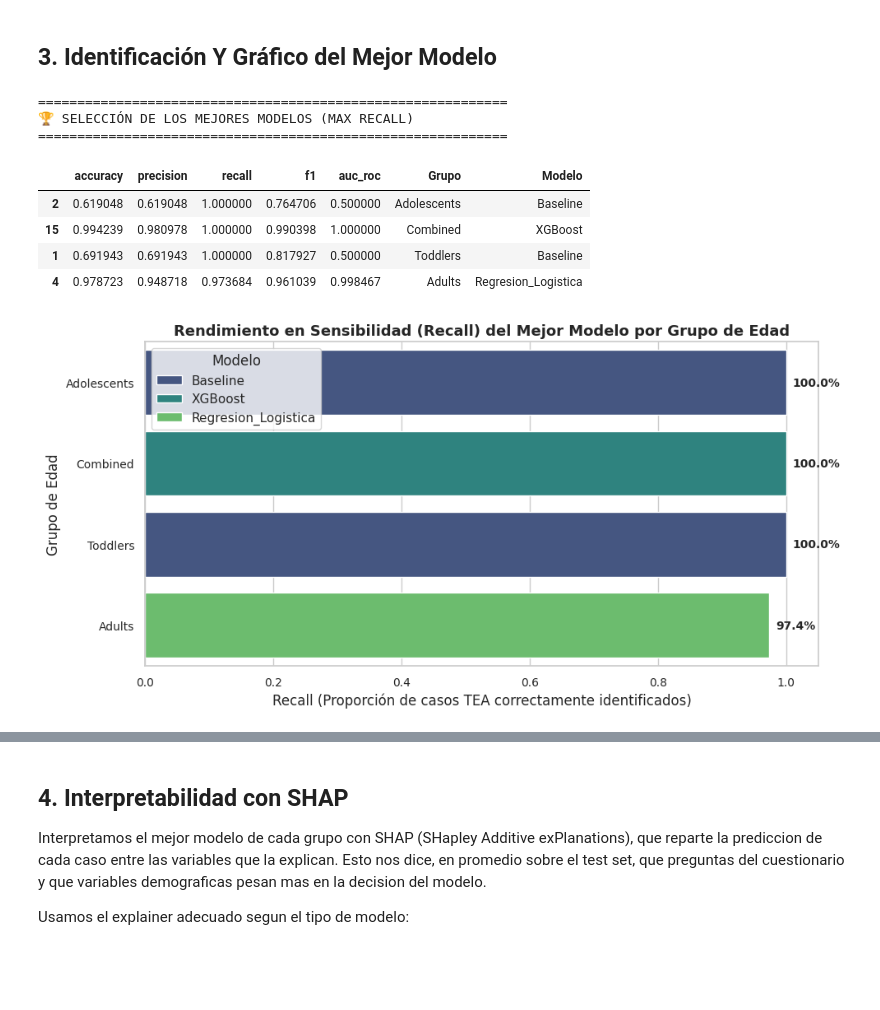
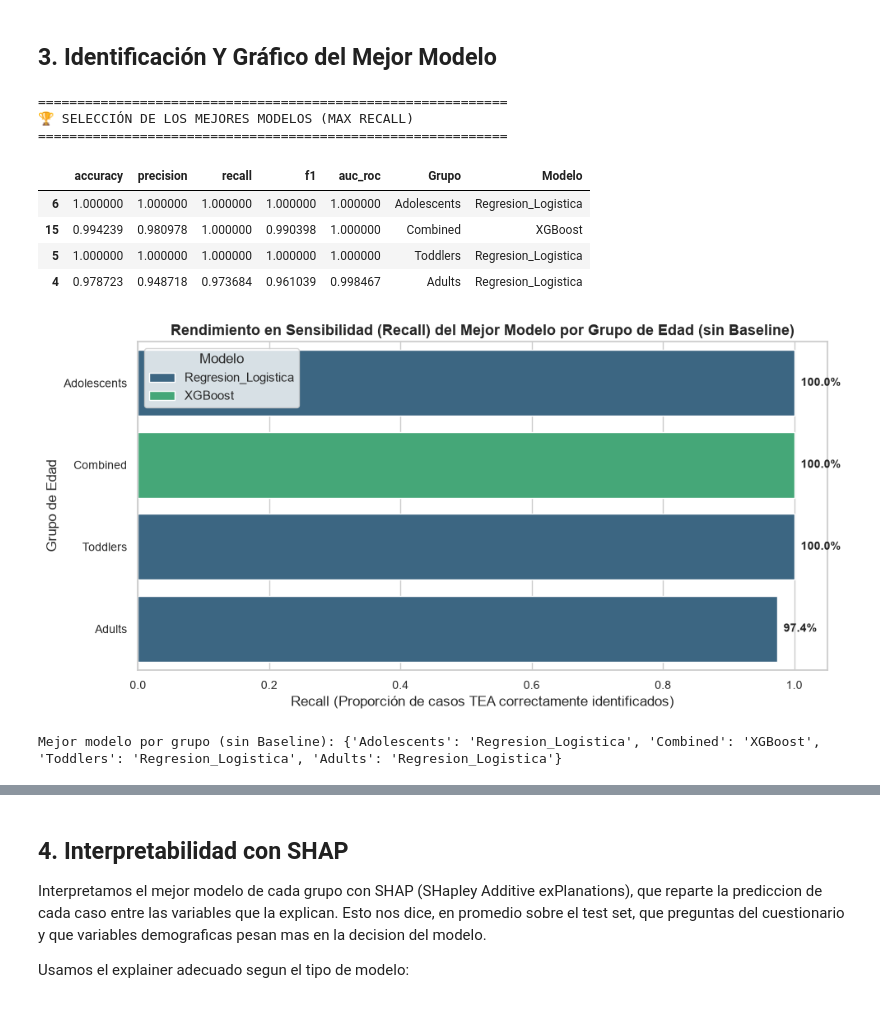
Before and after one commit to adrianaarang/tesTEA, a Jupyter notebook: notebooks/04_evaluacion_analisis.ipynb, the cells around one changed output, grey strips where cells are left out. Drawn from its saved outputs; the diff is of its cells as text; code cells hidden in the pictures; blank space fills up the shorter version.

```diff
--- a/notebooks/04_evaluacion_analisis.ipynb
+++ b/notebooks/04_evaluacion_analisis.ipynb
@@ -99,7 +113,7 @@ for algoritmo in algoritmos:
         X_test = df_test.drop(columns=["target"])
         y_test = df_test["target"].astype(int)
 
-        archivo_modelo = MODELS_DIR / f"{grupo.lower()}_{algoritmo}.pkl"
+        archivo_modelo = MODELS_DIR / f"{grupo.lower()}_{algoritmo.replace('_', ' ')}.pkl"  # CAMBIO: los archivos reales usan espacio, no guion bajo
         ax = axes[i]
 
         if not archivo_modelo.exists():
@@ -188,38 +202,67 @@ RESUMEN COMPARATIVO DE RENDIMIENTO
 ## **3. Identificación Y Gráfico del Mejor Modelo**
 # %%
 print(f"\n{'='*60}\n🏆 SELECCIÓN DE LOS MEJORES MODELOS (MAX RECALL)\n{'='*60}")
+
+# CAMBIO: se excluye el Baseline ANTES de buscar el maximo recall. El
+# Baseline es solo la referencia minima (predice siempre la clase
+# mayoritaria); en Adolescents y Toddlers puede alcanzar recall=1.0 sin
+# haber aprendido nada, y no debe poder "ganar" la comparativa.
 mejores_modelos = []
 
 if resultados_globales:
     df_res_flat = pd.DataFrame(resultados_globales)
-    # Obtener el índice del máximo recall para cada grupo de edad
-    idx_mejores = df_res_flat.groupby("Grupo")["recall"].idxmax()
-    df_mejores = df_res_flat.loc[idx_mejores].sort_values(by="recall", ascending=False)
+    df_res_sin_baseline = df_res_flat[df_res_flat["Modelo"] != "Baseline"]
+
+    # Recall como criterio principal, f1 como desempate en caso de empate
+    df_mejores = (
+        df_res_sin_baseline
+        .sort_values(["Grupo", "recall", "f1"], ascending=[True, False, False])
+        .groupby("Grupo")
+        .head(1)
+        .sort_values(by="recall", ascending=False)
+    )
     display(df_mejores)
 
     # Gráfico de barras comparativo
     plt.figure(figsize=(10, 5))
     ax = sns.barplot(x="recall", y="Grupo", hue="Modelo", data=df_mejores, palette="viridis")
-    plt.title("Rendimiento en Sensibilidad (Recall) del Mejor Modelo por Grupo de Edad", weight='bold')
+    plt.title("Rendimiento en Sensibilidad (Recall) del Mejor Modelo por Grupo de Edad (sin Baseline)", weight='bold')
     plt.xlabel("Recall (Proporción de casos TEA correctamente identificados)")
     plt.ylabel("Grupo de Edad")
     plt.xlim(0, 1.05)
 
     # Añadir etiquetas de porcentaje en las barras
     for p in ax.patches:
         width = p.get_width()
         if width > 0:
             ax.text(width + 0.01, p.get_y() + p.get_height()/2, f'{width:.1%}',
                     ha="left", va="center", fontsize=10, weight='bold')
     plt.tight_layout()
     plt.show()
+
+# CAMBIO: estas tres variables (GROUPS, GROUP_LABELS, best_model_name) las
+# usan las celdas de SHAP, ROC y falsos negativos mas adelante, pero no
+# estaban definidas en ningun sitio de este notebook -solo funcionaban si
+# el kernel ya las tenia en memoria de una sesion anterior-. Se definen
+# aqui de forma explicita, calculando best_model_name a partir de
+# df_mejores (ya sin Baseline).
+GROUPS = grupos  # ["Adults", "Toddlers", "Adolescents", "Combined"], definido en la celda anterior
+GROUP_LABELS = {
+    "Adults": "Adultos",
+    "Toddlers": "Toddlers",
+    "Adolescents": "Adolescentes",
+    "Combined": "Combinado"
+}
+best_model_name = dict(zip(df_mejores["Grupo"], df_mejores["Modelo"]))
+print("\nMejor modelo por grupo (sin Baseline):", best_model_name)
 # %% [output]
 ============================================================
 🏆 SELECCIÓN DE LOS MEJORES MODELOS (MAX RECALL)
 ============================================================
 |  | accuracy | precision | recall | f1 | auc_roc | Grupo | Modelo |
-| 2 | 0.619048 | 0.619048 | 1.000000 | 0.764706 | 0.500000 | Adolescents | Baseline |
+| 6 | 1.000000 | 1.000000 | 1.000000 | 1.000000 | 1.000000 | Adolescents | Regresion_Logistica |
 | 15 | 0.994239 | 0.980978 | 1.000000 | 0.990398 | 1.000000 | Combined | XGBoost |
-| 1 | 0.691943 | 0.691943 | 1.000000 | 0.817927 | 0.500000 | Toddlers | Baseline |
+| 5 | 1.000000 | 1.000000 | 1.000000 | 1.000000 | 1.000000 | Toddlers | Regresion_Logistica |
 | 4 | 0.978723 | 0.948718 | 0.973684 | 0.961039 | 0.998467 | Adults | Regresion_Logistica |
-[figure, old version]
+[figure, new version]
+Mejor modelo por grupo (sin Baseline): {'Adolescents': 'Regresion_Logistica', 'Combined': 'XGBoost', 'Toddlers': 'Regresion_Logistica', 'Adults': 'Regresion_Logistica'}
```
Also changed, not shown: parts of 12 cells of this notebook, 10 other files.
